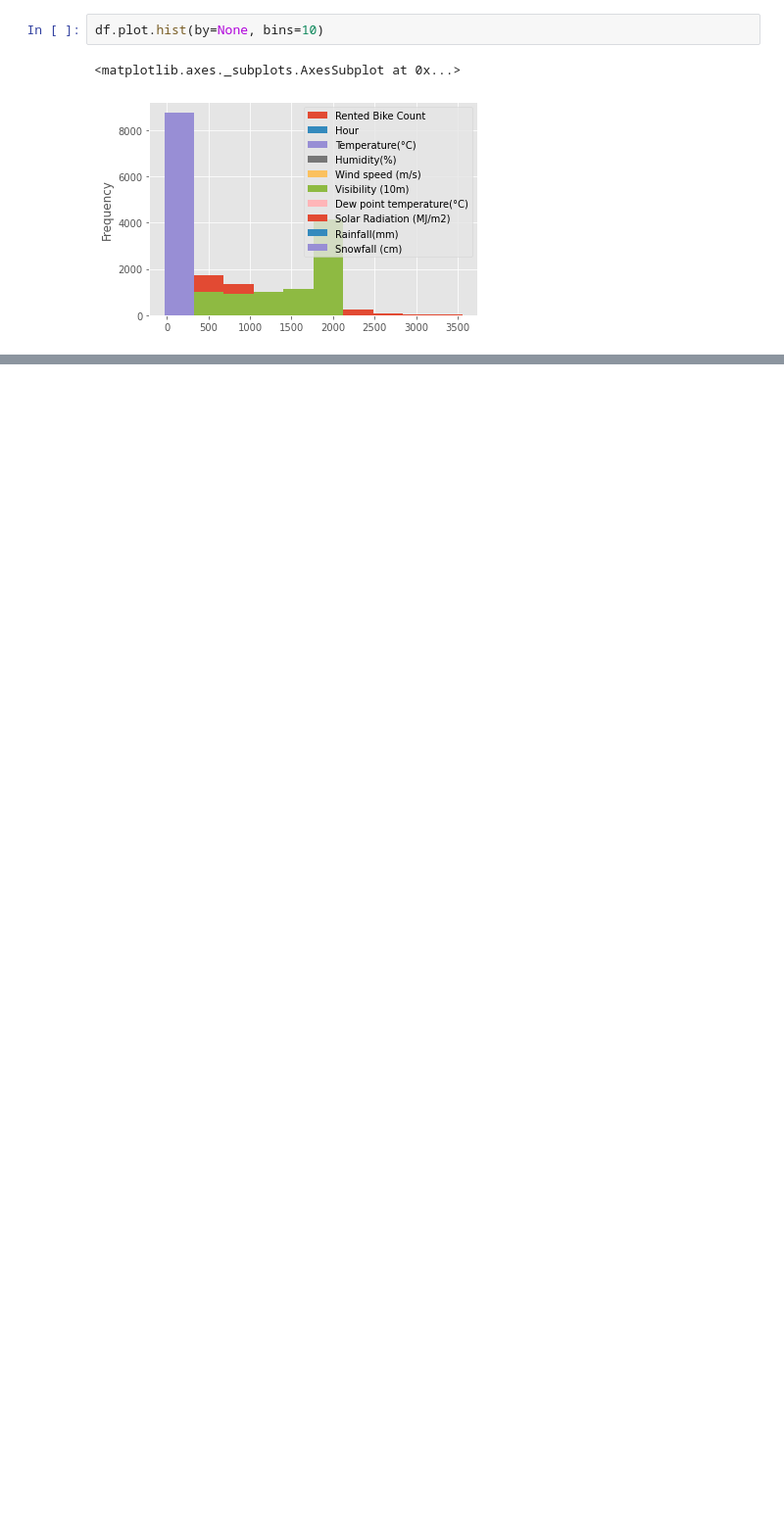
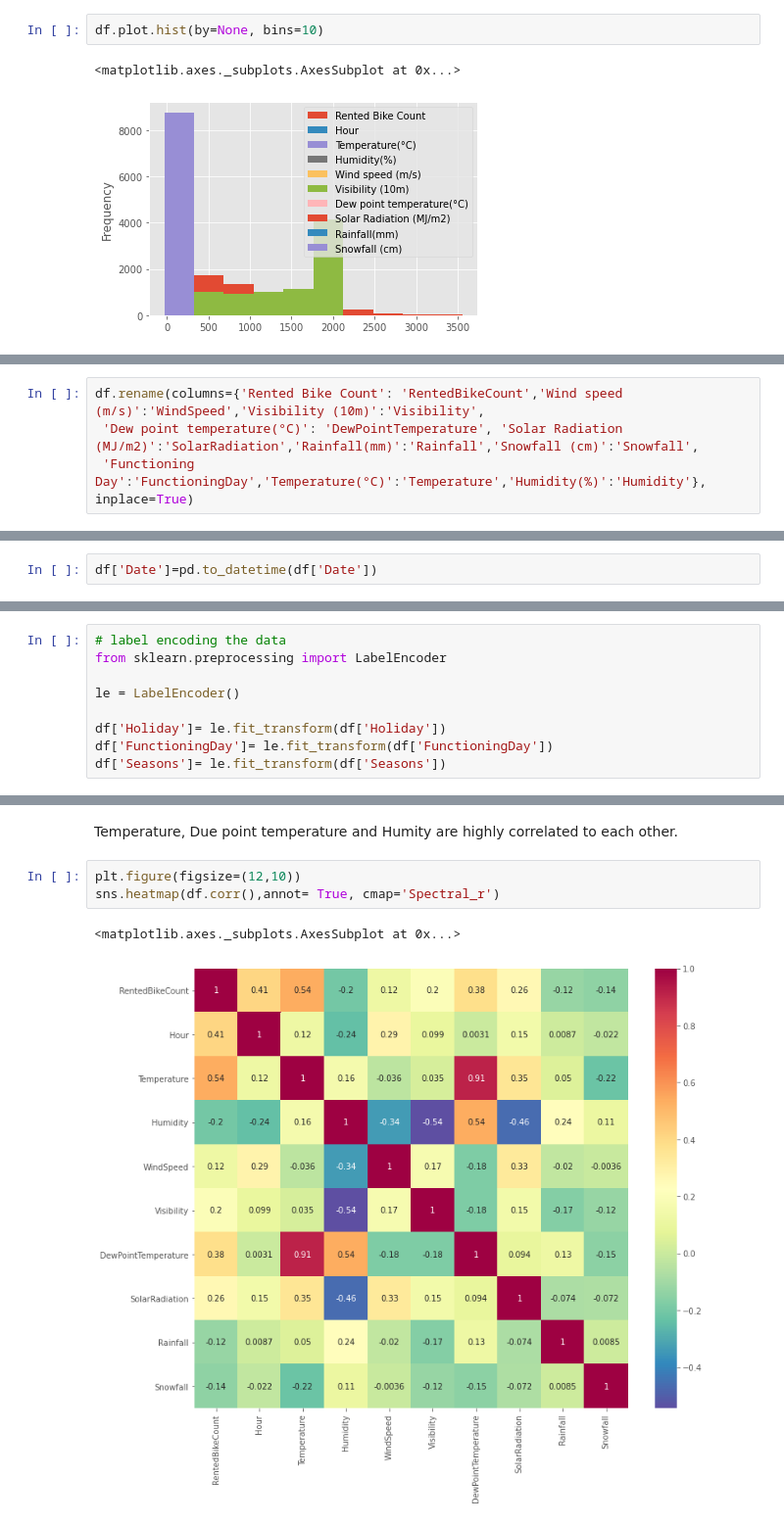
Before and after one commit to rajeshmore1/Capstone-Project-3, a Jupyter notebook: Rajesh_More_Team2_Capstone_Project_3.ipynb, the cells around one changed output, grey strips where cells are left out. Shown at 98% size. Cells and saved outputs as stored; diff of their text form; blank space fills up the shorter version.

```diff
--- a/Rajesh_More_Team2_Capstone_Project_3.ipynb
+++ b/Rajesh_More_Team2_Capstone_Project_3.ipynb
@@ -243,0 +257,4 @@ df.plot.hist(by=None, bins=10)
+# %%
+df.rename(columns={'Rented Bike Count': 'RentedBikeCount','Wind speed (m/s)':'WindSpeed','Visibility (10m)':'Visibility',
+ 'Dew point temperature(°C)': 'DewPointTemperature', 'Solar Radiation (MJ/m2)':'SolarRadiation','Rainfall(mm)':'Rainfall','Snowfall (cm)':'Snowfall',
+ 'Functioning Day':'FunctioningDay','Temperature(°C)':'Temperature','Humidity(%)':'Humidity'}, inplace=True)
@@ -243,0 +266,2 @@ df.plot.hist(by=None, bins=10)
+# %%
+df['Date']=pd.to_datetime(df['Date'])
@@ -243,0 +270,9 @@ df.plot.hist(by=None, bins=10)
+# %%
+# label encoding the data
+from sklearn.preprocessing import LabelEncoder
+
+le = LabelEncoder()
+
+df['Holiday']= le.fit_transform(df['Holiday'])
+df['FunctioningDay']= le.fit_transform(df['FunctioningDay'])
+df['Seasons']= le.fit_transform(df['Seasons'])
@@ -247,0 +314,8 @@ ValueError: ignored
+# %% [markdown]
+Temperature, Due point temperature and Humity are highly correlated to each other.
+# %%
+plt.figure(figsize=(12,10))
+sns.heatmap(df.corr(),annot= True, cmap='Spectral_r')
+# %% [output]
+<matplotlib.axes._subplots.AxesSubplot at 0x...>
+[figure, added]
```
Also changed, not shown: parts of 73 cells of this notebook.
